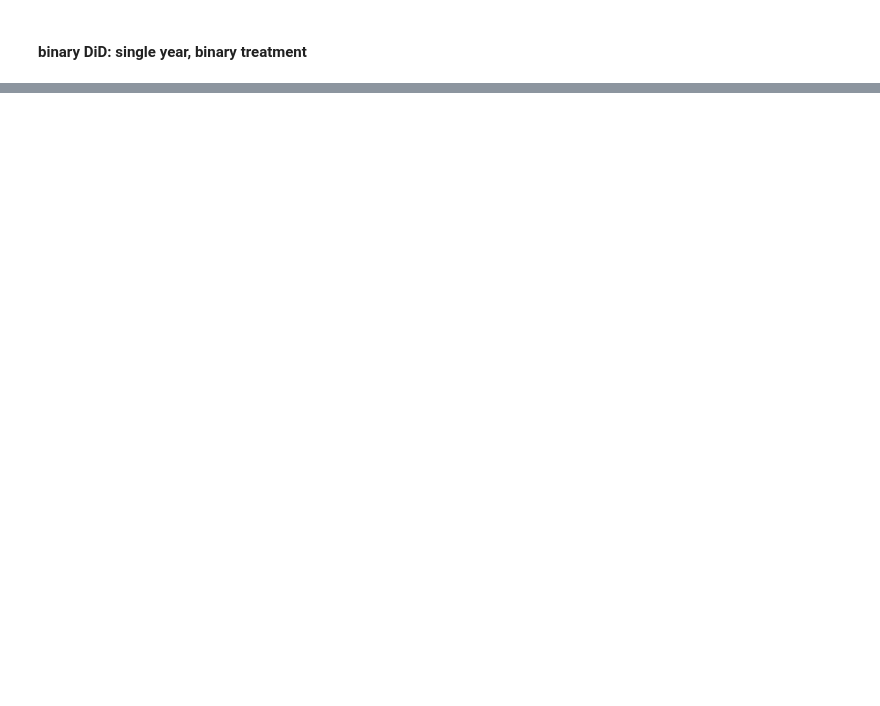
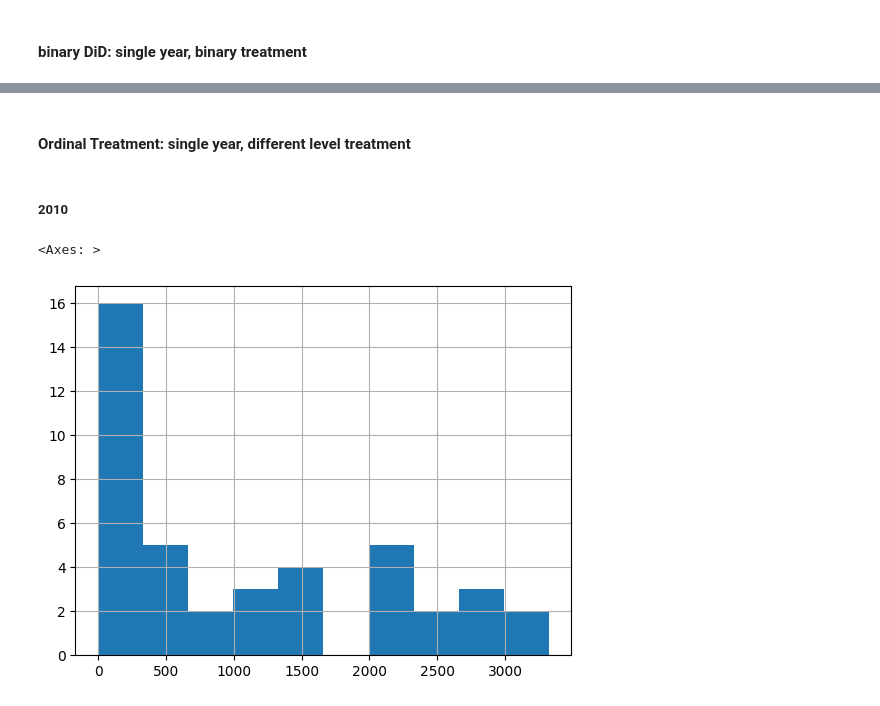
Before and after one commit to BU-Spark/ds-livable-streets-infra, a Jupyter notebook: fa23-team/analysis/model.ipynb, the cells around one changed output, grey strips where cells are left out. Saved outputs shown, nothing was run; the diff lists cells and outputs as text; code cells hidden in the pictures; blank space fills up the shorter version.

```diff
--- a/fa23-team/analysis/model.ipynb
+++ b/fa23-team/analysis/model.ipynb
@@ -107,0 +201,9 @@ print(model.summary())
+# %% [markdown]
+#### Ordinal Treatment: single year, different level treatment
+# %% [markdown]
+##### 2010
+# %%
+data[data['year']==2010]['total_built_all_lanes'].hist(bins=10)
+# %% [output]
+<Axes: >
+[figure, added]
```
Also changed, not shown: parts of 17 cells of this notebook.
